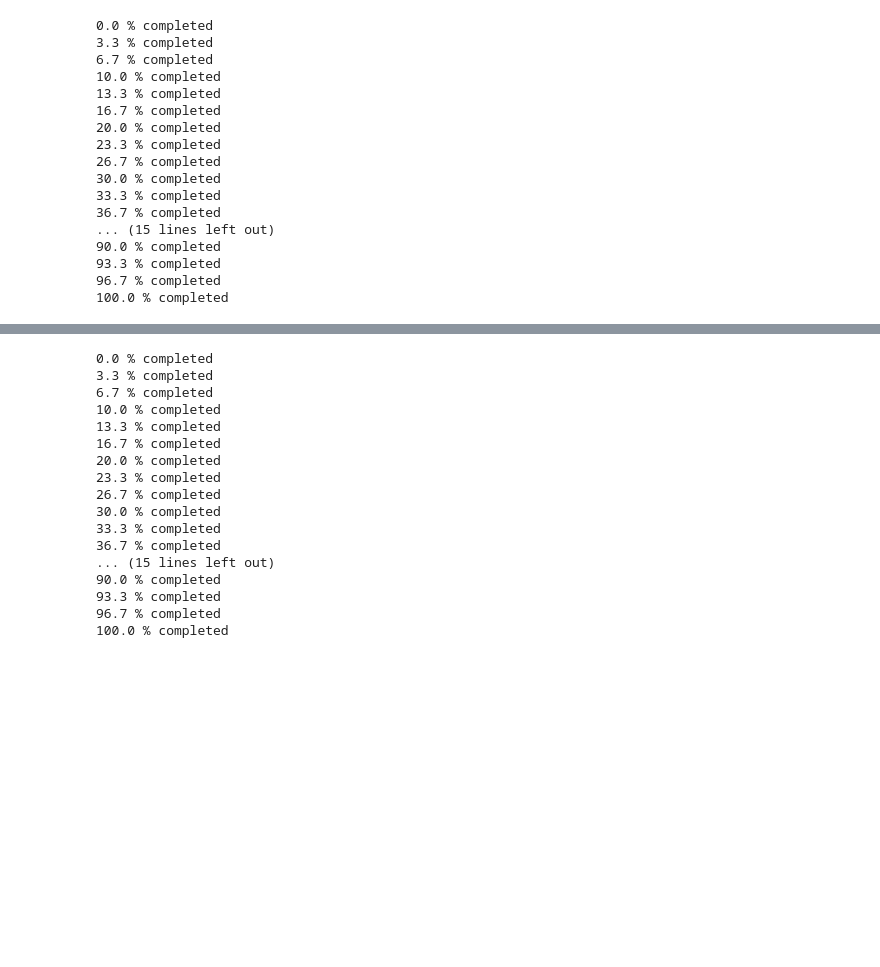
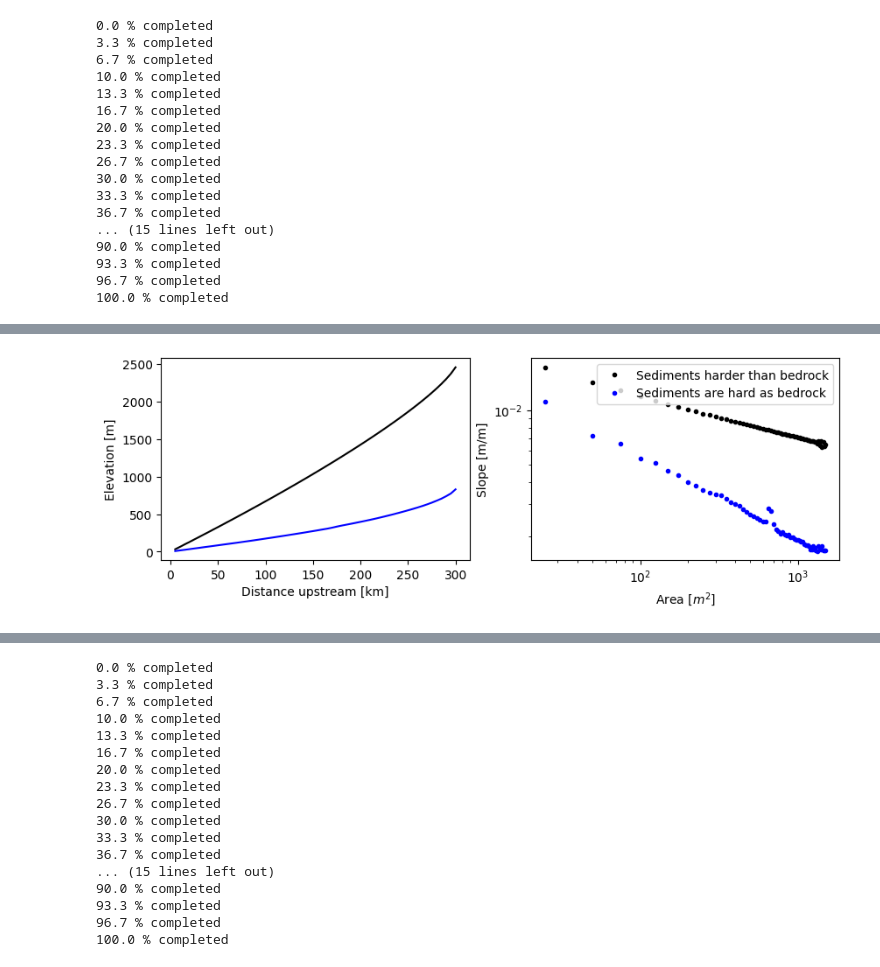
Before and after one commit to landlab/egbelem, a Jupyter notebook: EGBE_nb/EGBE_nb.ipynb, the cells around one changed output, grey strips where cells are left out. Drawn from its saved outputs; the diff is of its cells as text; code cells hidden in the pictures; blank space fills up the shorter version.

```diff
--- a/EGBE_nb/EGBE_nb.ipynb
+++ b/EGBE_nb/EGBE_nb.ipynb
@@ -265,0 +376,17 @@ plt.show()
+# %%
+uplift_rate = 10**-3
+timestep=500
+total_time = int(6e6)
+for i in range(0,total_time,timestep):
+
+    fa1.run_one_step()
+    eroder1.run_one_step(1*timestep)
+    grid1.at_node['bedrock__elevation'][grid1.core_nodes]+=uplift_rate*timestep
+
+    fa2.run_one_step()
+    eroder2.run_one_step(1*timestep)
+    grid2.at_node['bedrock__elevation'][grid2.core_nodes]+=uplift_rate*timestep
+
+    if np.mod(i,1e5)==0:
+        print(np.round((i/total_time)*100,1), '% completed')
+print(np.round((i/total_time)*100,1), '% completed')
@@ -266,3 +411,11 @@ plt.show()
+# %%
+fig,ax = plt.subplots(1,2,figsize=(10,3))
+plot_profile(ax, grid1, color='black',label= 'Sediments are harder than bedrock')
+plot_profile(ax, grid2, color='blue', label= 'Sediments are hard as bedrock')
+plt.legend()
+plt.show()
+# %% [output]
+[figure, added]
 # %%
 # Fix width vs. Dynamic width
 grid1, topo1, rock_elev1,  soil_depth1 =  create_1d_grid()
```
Also changed, not shown: parts of 11 cells of this notebook.
